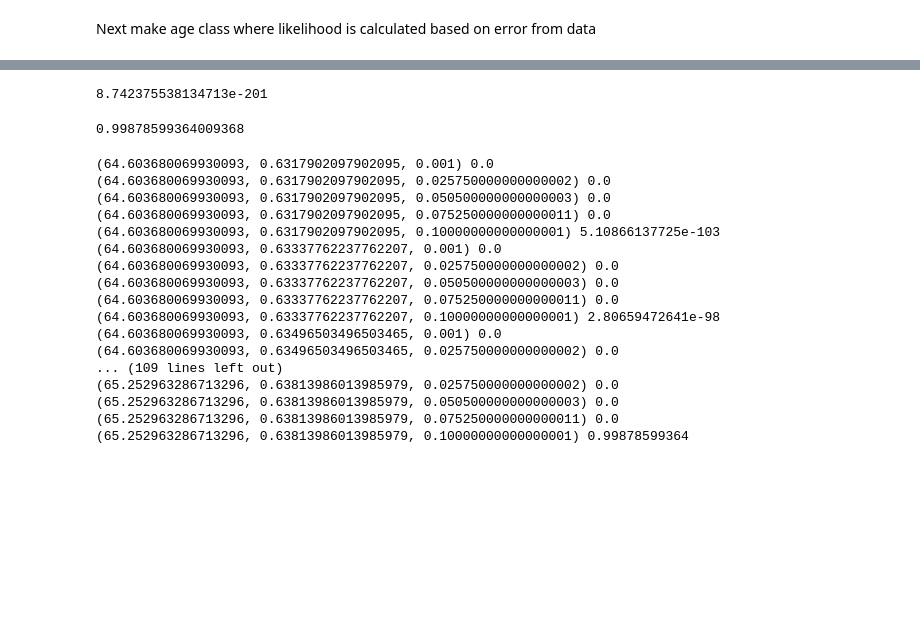
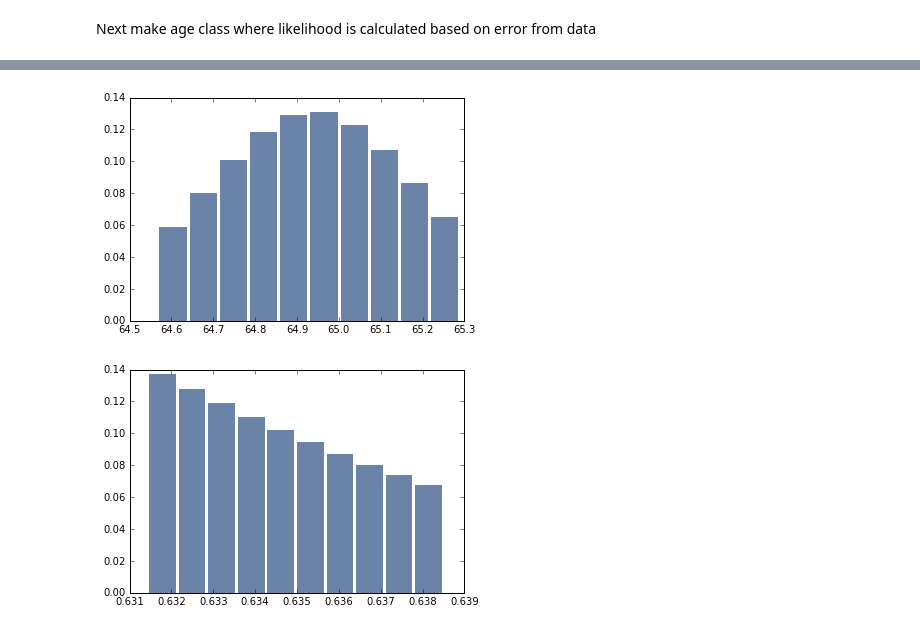
Before and after one commit to NathanYee/ThinkBayes2, a Jupyter notebook: bayesianLinearRegression/Final Report.ipynb, the cells around one changed output, grey strips where cells are left out. Drawn from its saved outputs; the diff is of its cells as text; code cells hidden in the pictures; blank space fills up the shorter version.

```diff
--- a/bayesianLinearRegression/Final Report.ipynb
+++ b/bayesianLinearRegression/Final Report.ipynb
@@ -83,9 +83,9 @@ plt.show()
 # %% [markdown]
 Make range of alphas (intercepts), betas (slopes), and sigmas (errors)
 # %%
-alphas = np.linspace(intercept - alpha_range, intercept + alpha_range, 5)
-betas = np.linspace(slope - beta_range, slope + beta_range, 5)
-sigmas = np.linspace(.001, .1, 5)
+alphas = np.linspace(intercept - alpha_range, intercept + alpha_range, 10)
+betas = np.linspace(slope - beta_range, slope + beta_range, 10)
+sigmas = np.linspace(2, 4, 10)
 
 # alphas = np.linspace(intercept * (1 - alpha_range),
 #                      intercept * (1 + alpha_range),
@@ -106,7 +106,7 @@ data = [(age, height) for age in ages for height in heights]
 # %% [markdown]
 Next make age class where likelihood is calculated based on error from data
 # %%
-class leastSquaresHypos(Suite):
+class leastSquaresHypos(Suite, Joint):
     def Likelihood(self, data, hypo):
         """
         Likelihood calculates the probability of a particular line (hypo)
@@ -180,28 +139,10 @@ LeastSquaresHypos.Print()
-# %%
-LeastSquaresHypos.Update([data[5]])
-# %% [output]
-8.742375538134713e-201
-# %%
-LeastSquaresHypos[LeastSquaresHypos.MaximumLikelihood()]
-# %% [output]
-0.99878599364009368
-# %%
-LeastSquaresHypos.Print()
-# %% [output]
-(64.603680069930093, 0.6317902097902095, 0.001) 0.0
-(64.603680069930093, 0.6317902097902095, 0.025750000000000002) 0.0
-(64.603680069930093, 0.6317902097902095, 0.050500000000000003) 0.0
-(64.603680069930093, 0.6317902097902095, 0.075250000000000011) 0.0
-(64.603680069930093, 0.6317902097902095, 0.10000000000000001) 5.10866137725e-103
-(64.603680069930093, 0.63337762237762207, 0.001) 0.0
-(64.603680069930093, 0.63337762237762207, 0.025750000000000002) 0.0
-(64.603680069930093, 0.63337762237762207, 0.050500000000000003) 0.0
-(64.603680069930093, 0.63337762237762207, 0.075250000000000011) 0.0
-(64.603680069930093, 0.63337762237762207, 0.10000000000000001) 2.80659472641e-98
-(64.603680069930093, 0.63496503496503465, 0.001) 0.0
-(64.603680069930093, 0.63496503496503465, 0.025750000000000002) 0.0
-... (109 lines left out)
-(65.252963286713296, 0.63813986013985979, 0.025750000000000002) 0.0
-(65.252963286713296, 0.63813986013985979, 0.050500000000000003) 0.0
-(65.252963286713296, 0.63813986013985979, 0.075250000000000011) 0.0
-(65.252963286713296, 0.63813986013985979, 0.10000000000000001) 0.99878599364
+# %%
+marginal_intercepts = LeastSquaresHypos.Marginal(0)
+thinkplot.hist(marginal_intercepts)
+# %% [output]
+[figure, added]
+# %%
+marginal_slopes = LeastSquaresHypos.Marginal(1)
+thinkplot.hist(marginal_slopes)
+# %% [output]
+[figure, added]
```
Also changed, not shown: parts of 12 cells of this notebook.
